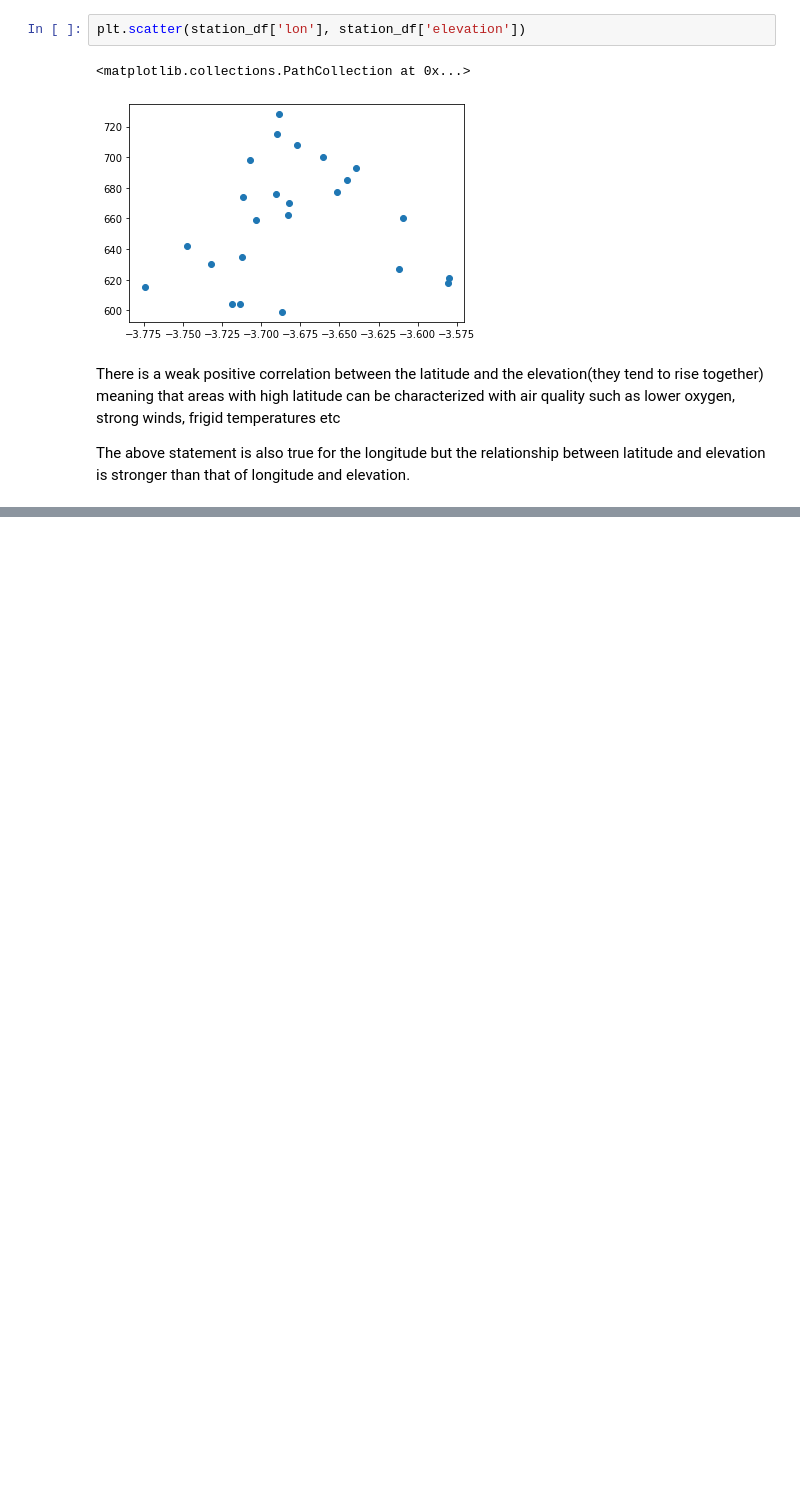
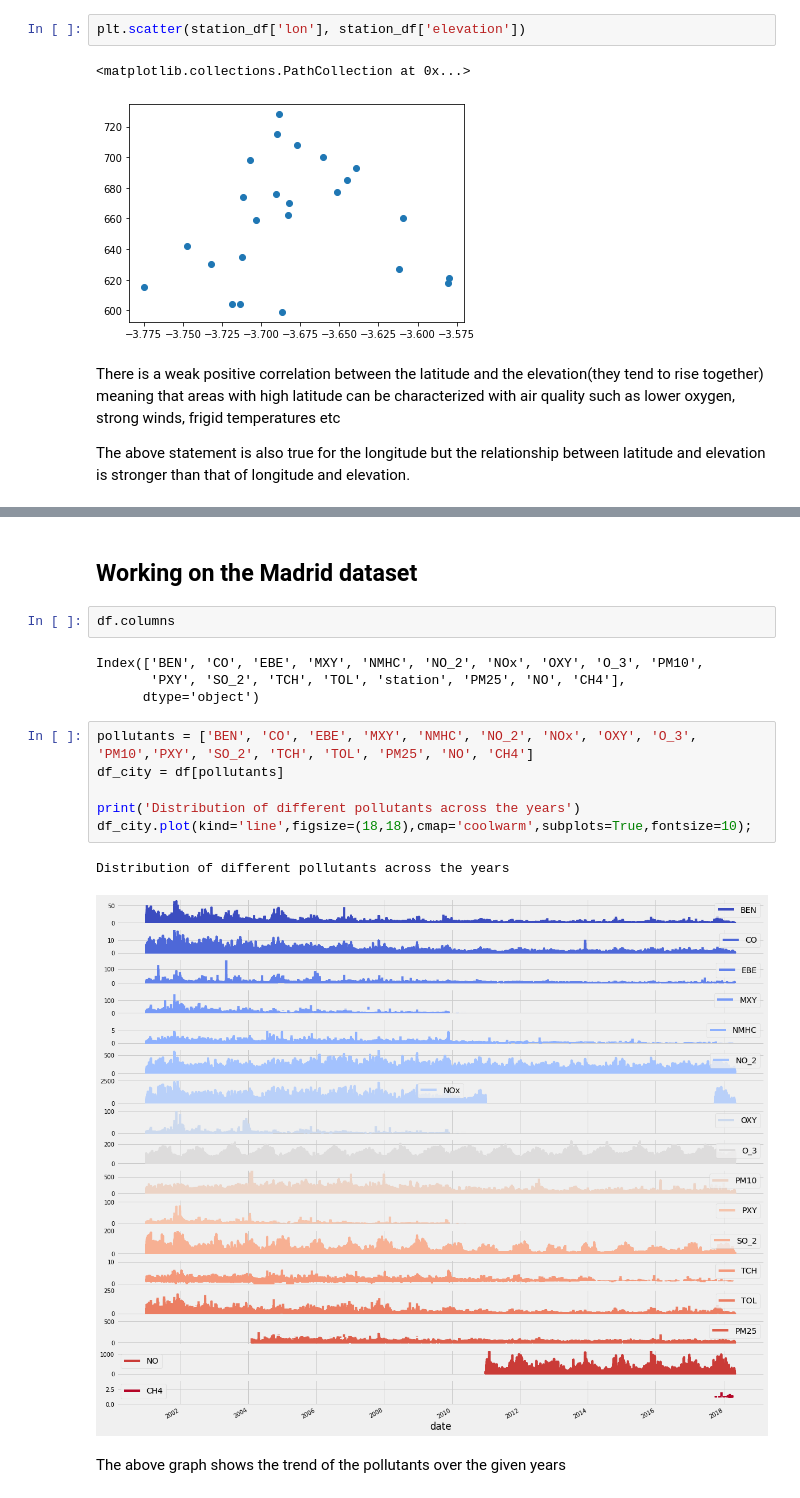
Before and after one commit to lisachukwu/PP22-W607, a Jupyter notebook: W706.ipynb, the cells around one changed output, grey strips where cells are left out. Cells and saved outputs as stored; diff of their text form; blank space fills up the shorter version.

```diff
--- a/W706.ipynb
+++ b/W706.ipynb
@@ -220 +82,20 @@ clean_df.describe()
+# %% [markdown]
+## Working on the Madrid dataset
+# %%
+df.columns
+# %% [output]
+Index(['BEN', 'CO', 'EBE', 'MXY', 'NMHC', 'NO_2', 'NOx', 'OXY', 'O_3', 'PM10',
+       'PXY', 'SO_2', 'TCH', 'TOL', 'station', 'PM25', 'NO', 'CH4'],
+      dtype='object')
+# %%
+pollutants = ['BEN', 'CO', 'EBE', 'MXY', 'NMHC', 'NO_2', 'NOx', 'OXY', 'O_3', 'PM10','PXY', 'SO_2', 'TCH', 'TOL', 'PM25', 'NO', 'CH4']
+df_city = df[pollutants]
+
+print('Distribution of different pollutants across the years')
+df_city.plot(kind='line',figsize=(18,18),cmap='coolwarm',subplots=True,fontsize=10);
+# %% [output]
+Distribution of different pollutants across the years
+[figure, added]
+# %% [markdown]
+The above graph shows the trend of the pollutants over the given years
 # %%
```
Also changed, not shown: parts of 35 cells of this notebook.
